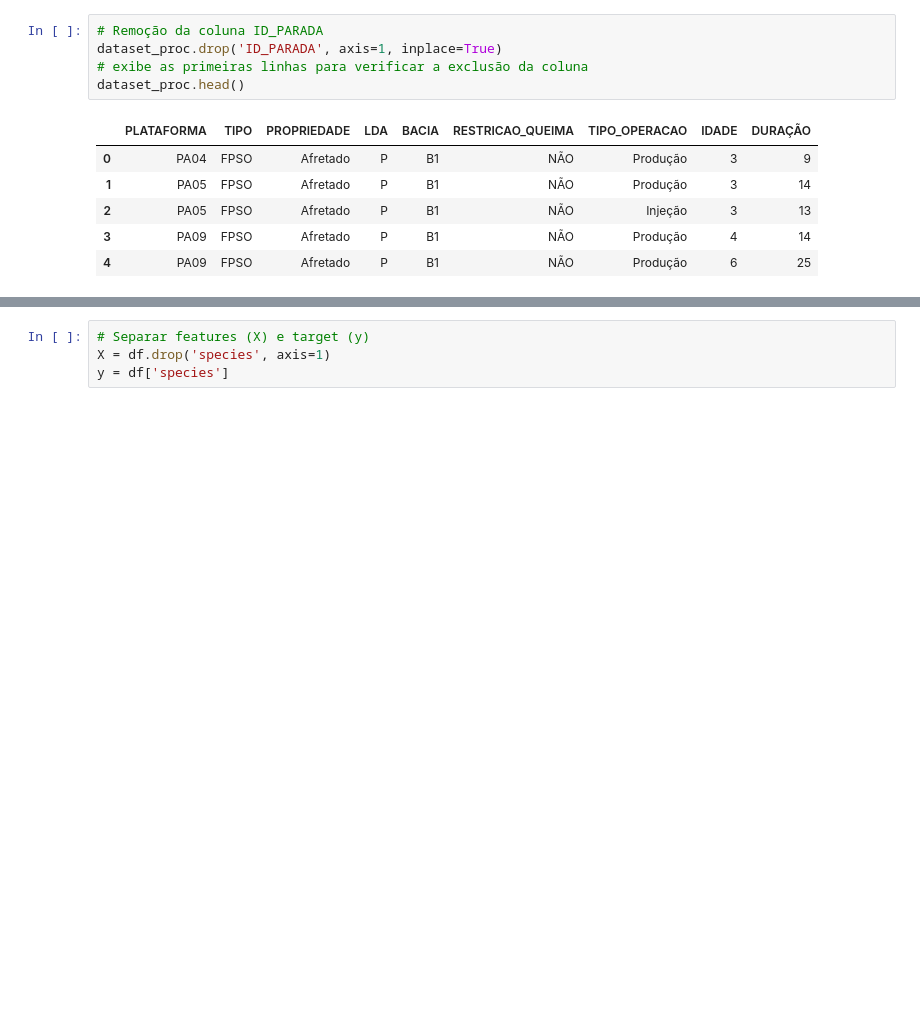
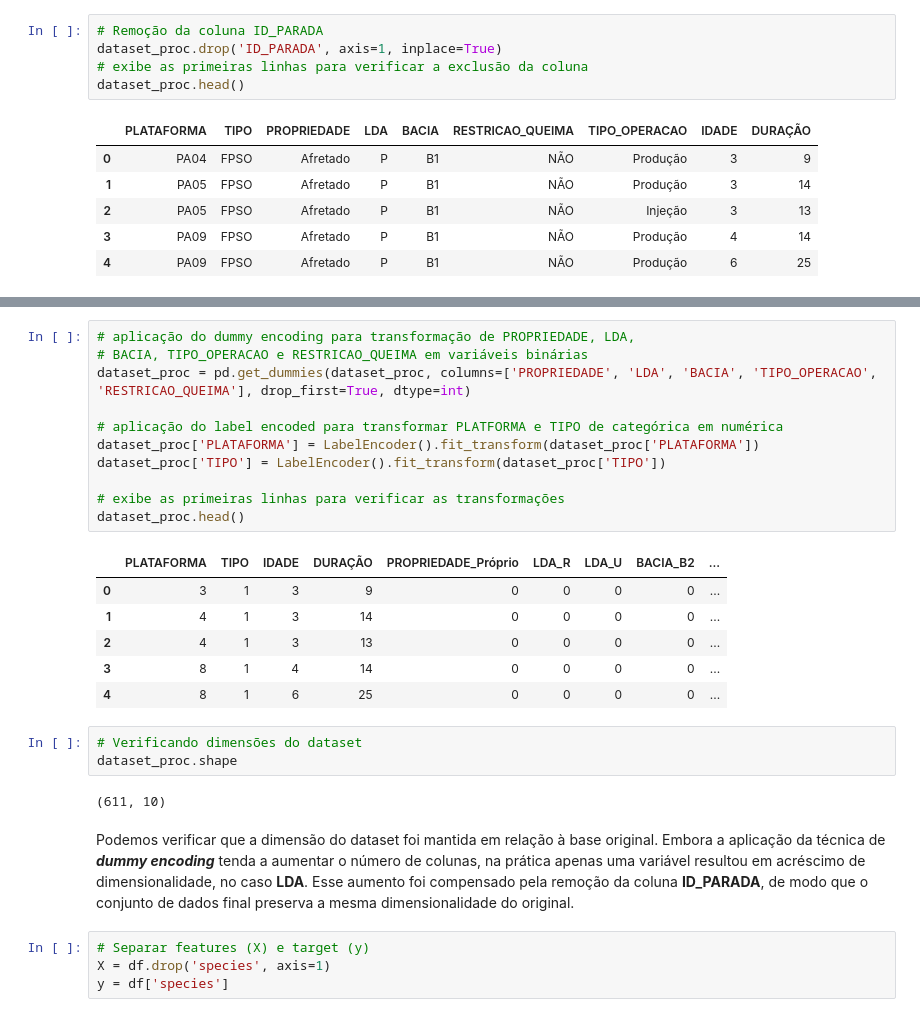
Before and after one commit to LAOLIVEIRA1972/PUC_MVP_AnaliseDados, a Jupyter notebook: mvp_Analise_Dados.ipynb, the cells around one changed output, grey strips where cells are left out. Cells and saved outputs as stored; diff of their text form; blank space fills up the shorter version.

```diff
--- a/mvp_Analise_Dados.ipynb
+++ b/mvp_Analise_Dados.ipynb
@@ -471,3 +463,28 @@ ID_PARADA         611 non-null    object
+# %%
+# aplicação do dummy encoding para transformação de PROPRIEDADE, LDA,
+# BACIA, TIPO_OPERACAO e RESTRICAO_QUEIMA em variáveis binárias
+dataset_proc = pd.get_dummies(dataset_proc, columns=['PROPRIEDADE', 'LDA', 'BACIA', 'TIPO_OPERACAO', 'RESTRICAO_QUEIMA'], drop_first=True, dtype=int)
+
+# aplicação do label encoded para transformar PLATFORMA e TIPO de categórica em numérica
+dataset_proc['PLATAFORMA'] = LabelEncoder().fit_transform(dataset_proc['PLATAFORMA'])
+dataset_proc['TIPO'] = LabelEncoder().fit_transform(dataset_proc['TIPO'])
+
+# exibe as primeiras linhas para verificar as transformações
+dataset_proc.head()
+# %% [output]
+|  | PLATAFORMA | TIPO | IDADE | DURAÇÃO | PROPRIEDADE_Próprio | LDA_R | LDA_U | BACIA_B2 | ... |
+| 0 | 3 | 1 | 3 | 9 | 0 | 0 | 0 | 0 | ... |
+| 1 | 4 | 1 | 3 | 14 | 0 | 0 | 0 | 0 | ... |
+| 2 | 4 | 1 | 3 | 13 | 0 | 0 | 0 | 0 | ... |
+| 3 | 8 | 1 | 4 | 14 | 0 | 0 | 0 | 0 | ... |
+| 4 | 8 | 1 | 6 | 25 | 0 | 0 | 0 | 0 | ... |
+# %%
+# Verificando dimensões do dataset
+dataset_proc.shape
+# %% [output]
+(611, 10)
+# %% [markdown]
+Podemos verificar que a dimensão do dataset foi mantida em relação à base original. Embora a aplicação da técnica de ***dummy encoding*** tenda a aumentar o número de colunas, na prática apenas uma variável resultou em acréscimo de dimensionalidade, no caso **LDA**. Esse aumento foi compensado pela remoção da coluna **ID_PARADA**, de modo que o conjunto de dados final preserva a mesma dimensionalidade do original.
 # %%
 # Separar features (X) e target (y)
 X = df.drop('species', axis=1)
```
Also changed, not shown: parts of 3 cells of this notebook.
